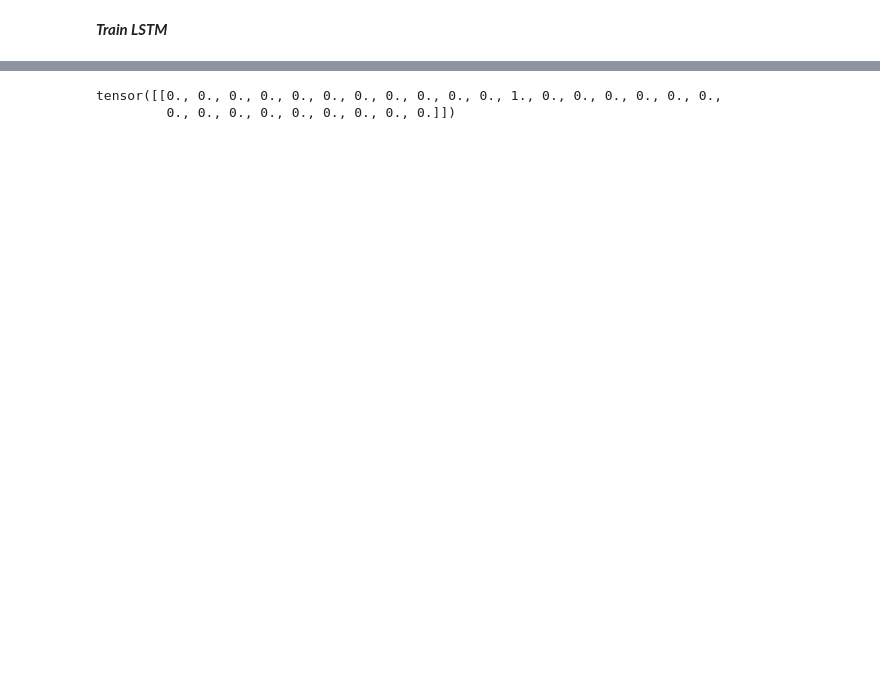
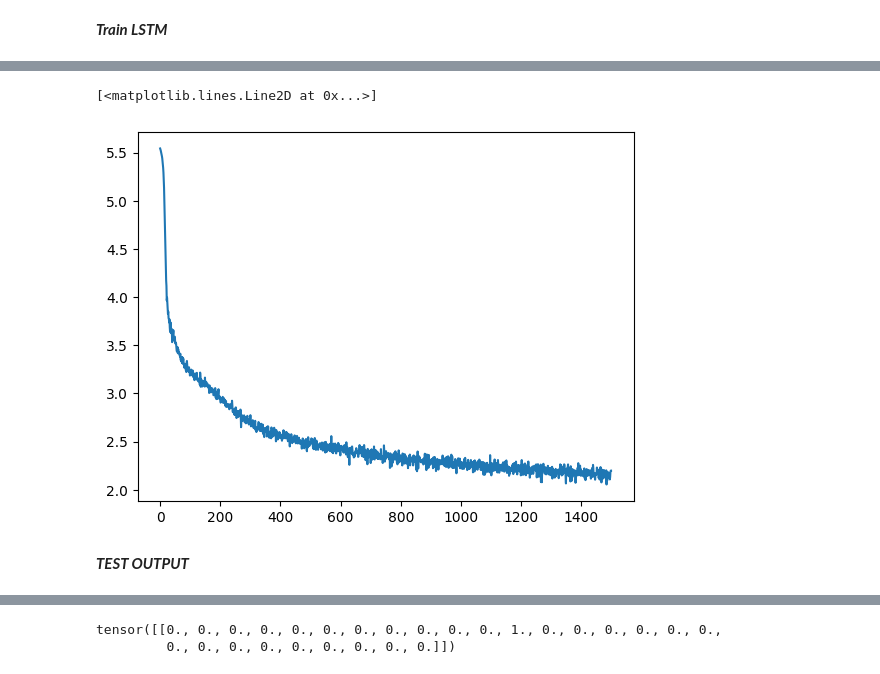
Before and after one commit to By-Xin/ByCsdiy, a Jupyter notebook: DeepLearning/DeepLearning_Qyx/HW5/HW5.ipynb, the cells around one changed output, grey strips where cells are left out. Drawn from its saved outputs; the diff is of its cells as text; code cells hidden in the pictures; blank space fills up the shorter version.

```diff
--- a/DeepLearning/DeepLearning_Qyx/HW5/HW5.ipynb
+++ b/DeepLearning/DeepLearning_Qyx/HW5/HW5.ipynb
@@ -216,13 +226,13 @@ np.random.seed(123)
 torch.random.manual_seed(123)
 
 # set device
-device = torch.device("cpu")
+device = torch.device("cuda")
 
 # set hyper-params
 train = dat
 train_size = len(train)
 n_hidden = 256
-n_epoch = 10
+n_epoch = 100
 batch_size = 256
 learning_rate = 0.001
 
@@ -257,17 +267,38 @@ for epoch in range(n_epoch): # start training
         minibatch_size = len(minibatch) # get i'th minibatch size
 
         # transform input name: char -> tensor
-        input, actual_len, target = names2tensor(minibatch) # input: each name's one-hot tensor
+        input, actual_len, target = names2tensor(minibatch) # input: each name's one-hot tensor, actual_len: actual lenth of each name
         input = input.to(device=device) # transfer input to device
         target = target.to(device=device) # transfer input to device
         max_name_len = input.shape[0] # by definition of names2tensor
 
         # initialization
-        hidden = lstm.init_hidden(minibatch_size).to(device=device) # initialize hidden layer
-        MemCell = lstm.init_MemCell(minibatch_size).to(device=device) # initialize MemCell
+        hidden = lstm.init_hidden(minibatch_size,device=device) # initialize hidden layer
+        MemCell = lstm.init_MemCell(minibatch_size,device=device) # initialize MemCell
 
         # compute loss function
         loss = 0.0 # initialize loss function
 
-        for char_i in range(max_name_len): # put data into LSTM char by char
-            output, hidden, MemCell = lstm(input[char_i], hidden, MemCell) #input[char_i]
+        for name_i in range(max_name_len): # put data into LSTM char by char
+            output, hidden, MemCell = lstm(input[name_i], hidden, MemCell) #input[char_i]
+            loss_i = lossfn(output,target[name_i])
+            valid = torch.tensor( (name_i < actual_len).astype(int)).to(device=device)
+            loss += loss_i * valid
+
+        loss = torch.mean(loss / torch.tensor(actual_len).to(device=device))
+
+        # opt the loss fn
+        opt.zero_grad() # initialize optimizer
+        loss.backward() # backward for gradient
+        opt.step() # update params
+
+        losses.append(loss.item()) # ?
+
+    print(f"epoch{epoch}/{n_epoch},loss = {loss.item()}")
+
+t2 = time.time()
+
+print(f"Total time: {t2-t1}")
+
+plt.plot(losses)
+# %% [output]
@@ -273,0 +322,4 @@ for epoch in range(n_epoch): # start training
+[<matplotlib.lines.Line2D at 0x...>]
+[figure, added]
+# %% [markdown]
+***TEST OUTPUT***
```
Also changed, not shown: parts of 8 cells of this notebook, 2 other files.
